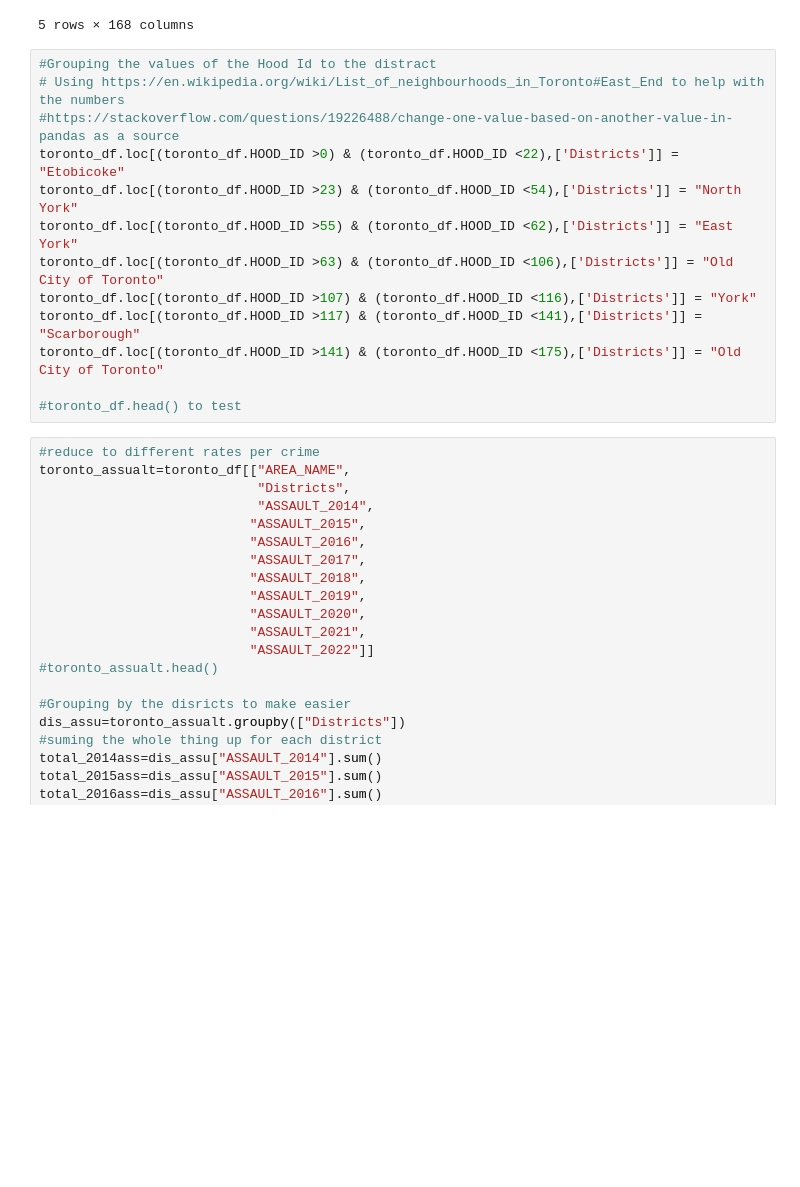
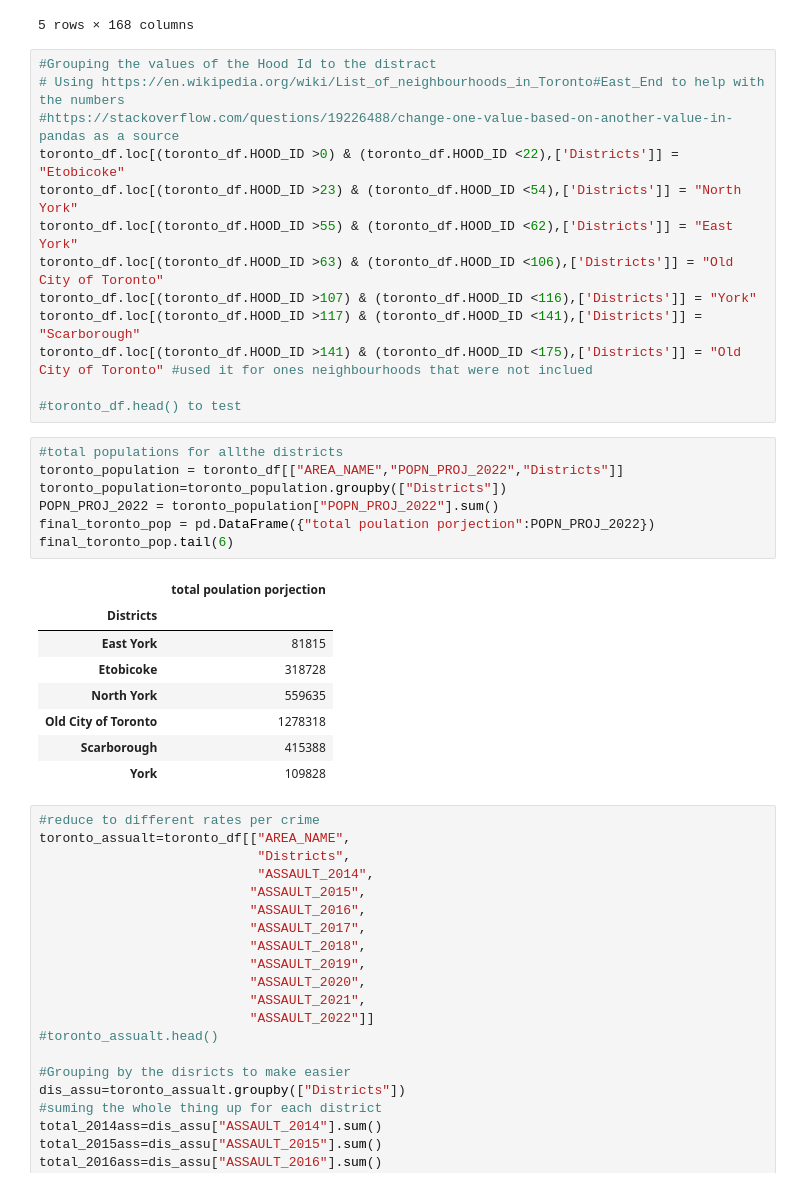
Before and after one commit to C-Moore00/project-1-group-3, a Jupyter notebook: Toronto_crime_with_cvs.ipynb, the cells around one changed output. Saved outputs shown, nothing was run; the diff lists cells and outputs as text; blank space fills up the shorter version.

Commit message:
added for population totals

```diff
--- a/Toronto_crime_with_cvs.ipynb
+++ b/Toronto_crime_with_cvs.ipynb
@@ -30,9 +30,25 @@ toronto_df.loc[(toronto_df.HOOD_ID >55) & (toronto_df.HOOD_ID <62),['Districts']
 toronto_df.loc[(toronto_df.HOOD_ID >63) & (toronto_df.HOOD_ID <106),['Districts']] = "Old City of Toronto"
 toronto_df.loc[(toronto_df.HOOD_ID >107) & (toronto_df.HOOD_ID <116),['Districts']] = "York"
 toronto_df.loc[(toronto_df.HOOD_ID >117) & (toronto_df.HOOD_ID <141),['Districts']] = "Scarborough"
-toronto_df.loc[(toronto_df.HOOD_ID >141) & (toronto_df.HOOD_ID <175),['Districts']] = "Old City of Toronto"
+toronto_df.loc[(toronto_df.HOOD_ID >141) & (toronto_df.HOOD_ID <175),['Districts']] = "Old City of Toronto" #used it for ones neighbourhoods that were not inclued
 
 #toronto_df.head() to test
+# %%
+#total populations for allthe districts
+toronto_population = toronto_df[["AREA_NAME","POPN_PROJ_2022","Districts"]]
+toronto_population=toronto_population.groupby(["Districts"])
+POPN_PROJ_2022 = toronto_population["POPN_PROJ_2022"].sum()
+final_toronto_pop = pd.DataFrame({"total poulation porjection":POPN_PROJ_2022})
+final_toronto_pop.tail(6)
+# %% [output]
+|  | total poulation porjection |
+| Districts |  |
+| East York | 81815 |
+| Etobicoke | 318728 |
+| North York | 559635 |
+| Old City of Toronto | 1278318 |
+| Scarborough | 415388 |
+| York | 109828 |
 # %%
 #reduce to different rates per crime
 toronto_assualt=toronto_df[["AREA_NAME",
```
